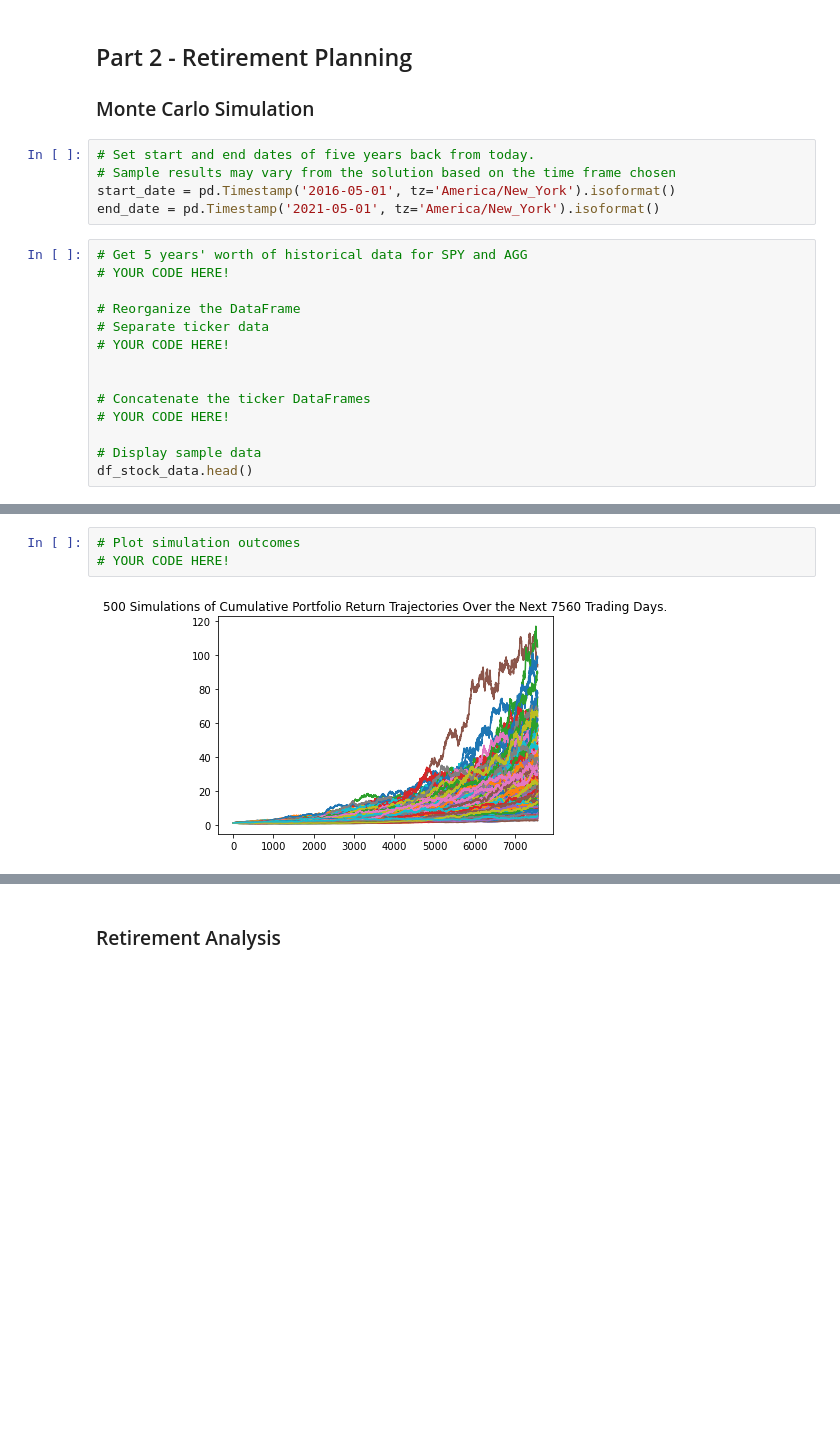
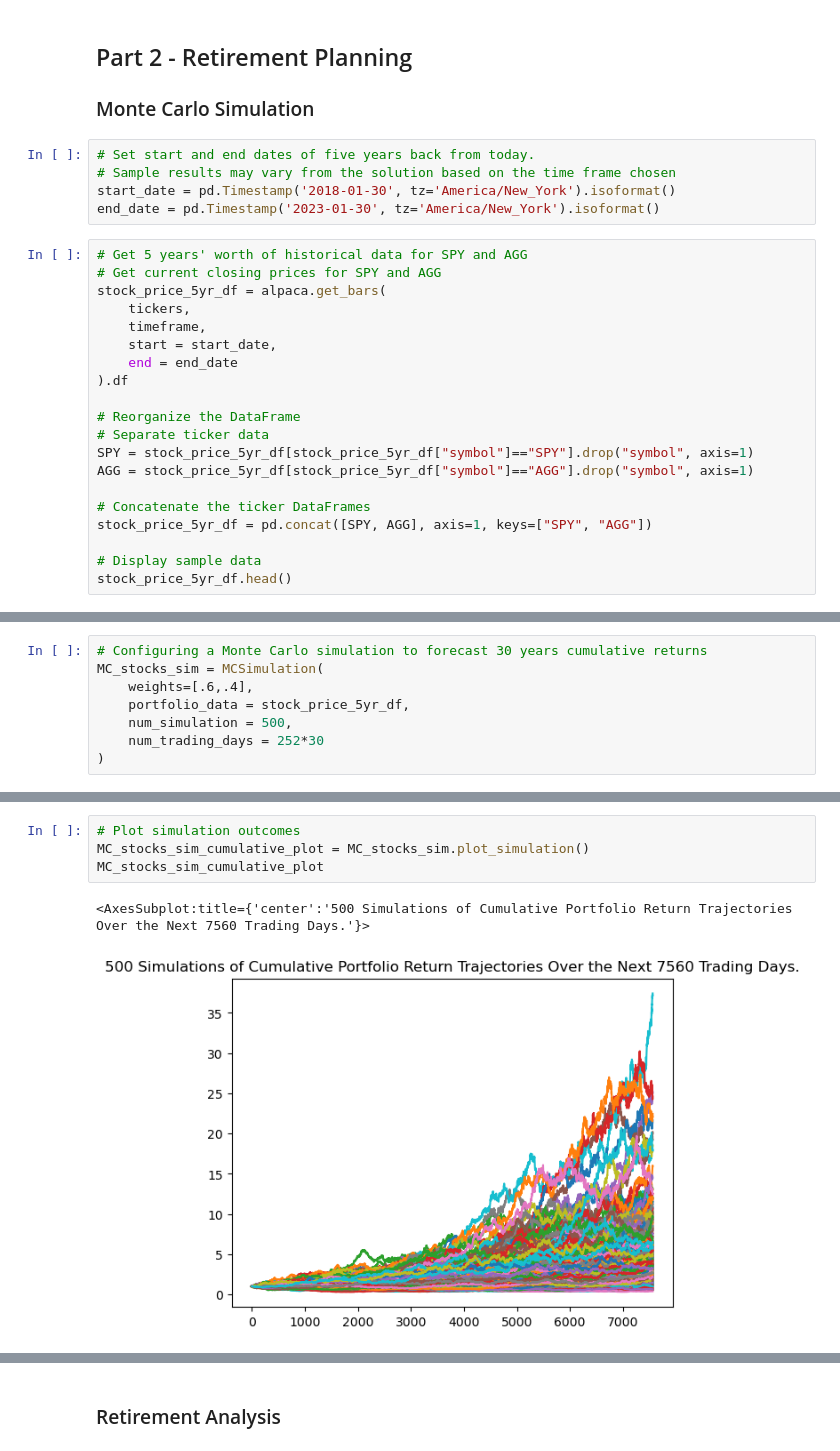
Before and after one commit to omarmoreta/Financial-Planning, a Jupyter notebook: Starter_Code/financial-planner.ipynb, the cells around one changed output, grey strips where cells are left out. Cells and saved outputs as stored; diff of their text form; blank space fills up the shorter version.

```diff
--- a/Starter_Code/financial-planner.ipynb
+++ b/Starter_Code/financial-planner.ipynb
@@ -215,20 +215,26 @@ Congrats! Your total assets of $99670.39 are enough to fun an emergency fund of
 # %%
 # Set start and end dates of five years back from today.
 # Sample results may vary from the solution based on the time frame chosen
-start_date = pd.Timestamp('2016-05-01', tz='America/New_York').isoformat()
-end_date = pd.Timestamp('2021-05-01', tz='America/New_York').isoformat()
+start_date = pd.Timestamp('2018-01-30', tz='America/New_York').isoformat()
+end_date = pd.Timestamp('2023-01-30', tz='America/New_York').isoformat()
 # %%
 # Get 5 years' worth of historical data for SPY and AGG
-# YOUR CODE HERE!
+# Get current closing prices for SPY and AGG
+stock_price_5yr_df = alpaca.get_bars(
+    tickers,
+    timeframe,
+    start = start_date,
+    end = end_date
+).df
 
 # Reorganize the DataFrame
 # Separate ticker data
-# YOUR CODE HERE!
-
+SPY = stock_price_5yr_df[stock_price_5yr_df["symbol"]=="SPY"].drop("symbol", axis=1)
+AGG = stock_price_5yr_df[stock_price_5yr_df["symbol"]=="AGG"].drop("symbol", axis=1)
 
 # Concatenate the ticker DataFrames
-# YOUR CODE HERE!
+stock_price_5yr_df = pd.concat([SPY, AGG], axis=1, keys=["SPY", "AGG"])
 
 # Display sample data
-df_stock_data.head()
+stock_price_5yr_df.head()
 # %% [output]
@@ -242,0 +249,8 @@ df_stock_data.head()
+# %%
+# Configuring a Monte Carlo simulation to forecast 30 years cumulative returns
+MC_stocks_sim = MCSimulation(
+    weights=[.6,.4],
+    portfolio_data = stock_price_5yr_df,
+    num_simulation = 500,
+    num_trading_days = 252*30
+)
@@ -292,7 +301,9 @@ Running Monte Carlo simulation number 490.
 # %%
 # Plot simulation outcomes
-# YOUR CODE HERE!
+MC_stocks_sim_cumulative_plot = MC_stocks_sim.plot_simulation()
+MC_stocks_sim_cumulative_plot
 # %% [output]
+<AxesSubplot:title={'center':'500 Simulations of Cumulative Portfolio Return Trajectories Over the Next 7560 Trading Days.'}>
-[figure, old version]
+[figure, new version]
 # %%
 # Plot probability distribution and confidence intervals
```
Also changed, not shown: parts of 13 cells of this notebook.
